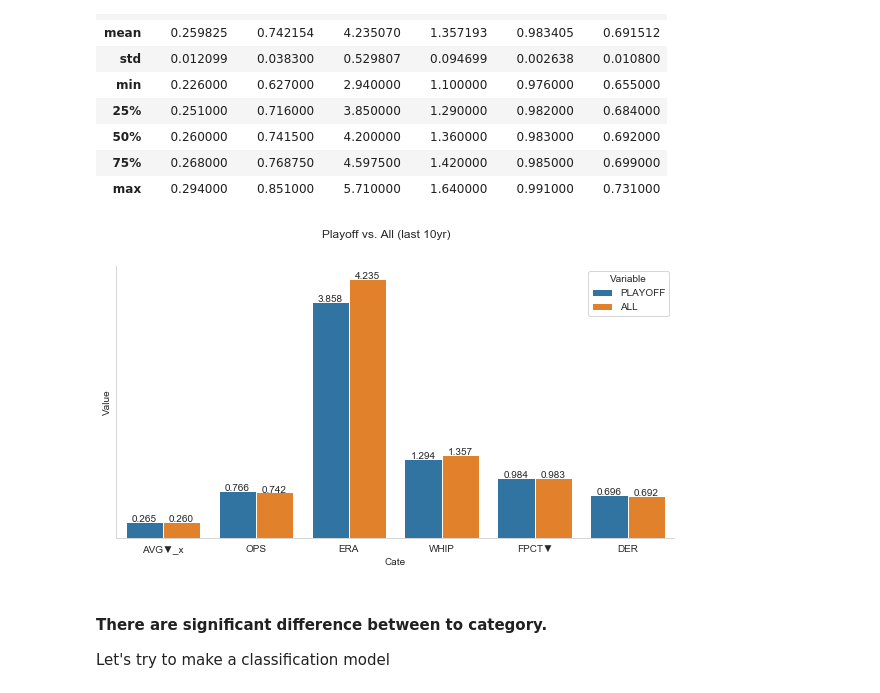
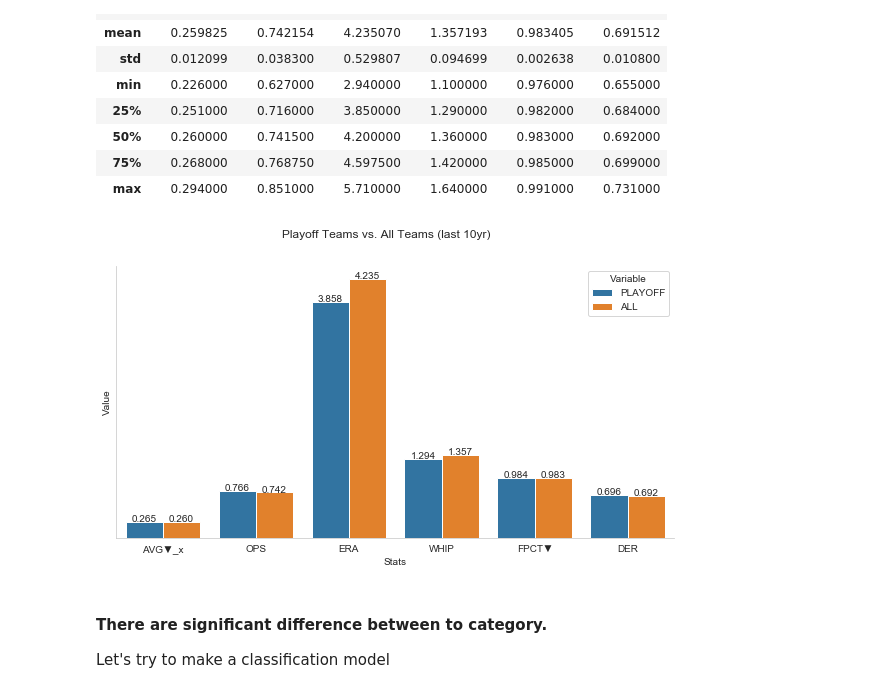
Before and after one commit to Teosoft7/predict_mlb, a Jupyter notebook: predict_MLB.ipynb, the cells around one changed output. Drawn from its saved outputs; the diff is of its cells as text; code cells hidden in the pictures.

```diff
--- a/predict_MLB.ipynb
+++ b/predict_MLB.ipynb
@@ -194,3 +195,5 @@ df.to_csv('mlb_stats/mlb_stading.csv')
+# %%
+df = pd.read_csv('mlb_stats/mlb_stading.csv')
 # %% [markdown]
 ## Data Understanding
 # %%
@@ -253,24 +256,24 @@ feature_df = pd.DataFrame(zip(features,playoff,all), columns=['CATE','PLAYOFF',
 # %%
 fig, ax = plt.subplots(figsize=(10, 5))
 graph_df = feature_df.melt(id_vars='CATE').rename(columns=str.title)
 sns.barplot(x='Cate', y='Value', hue='Variable', data=graph_df, ax=ax)
 sns.despine(fig)
+ax.set_xlabel('Stats')
 
 ax.grid(False)
 ax.set_yticks([])
 
-fig.suptitle('Playoff vs. All (last 10yr)')
+fig.suptitle('Playoff Teams vs. All Teams (last 10yr)')
 
 for rect in ax.patches:
     y_value = rect.get_height()
     x_value = rect.get_x() + rect.get_width() / 2
 
     label = '{:.3f}'.format(y_value)
     plt.annotate(label, (x_value, y_value), ha='center', fontsize=10)
-
 plt.show()
 # %% [output]
-[figure, old version]
+[figure, new version]
 # %% [markdown]
 #### There are significant difference between to category.
 
```
Also changed, not shown: parts of 33 cells of this notebook, 1 other file.
